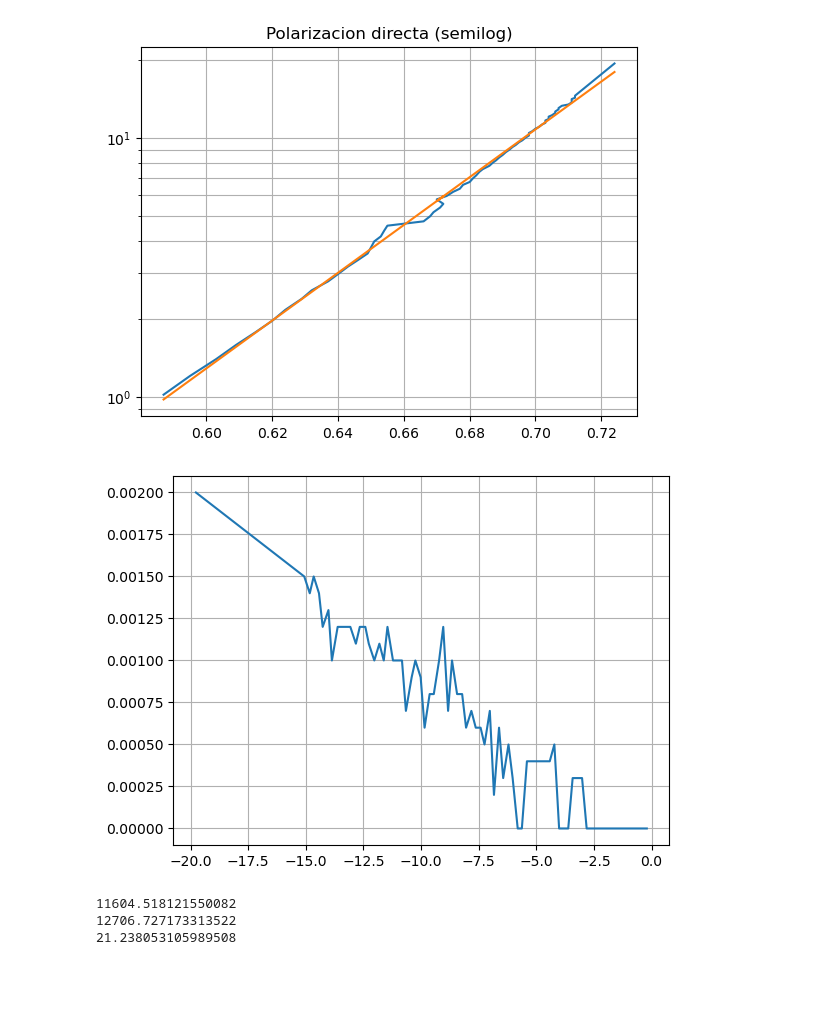
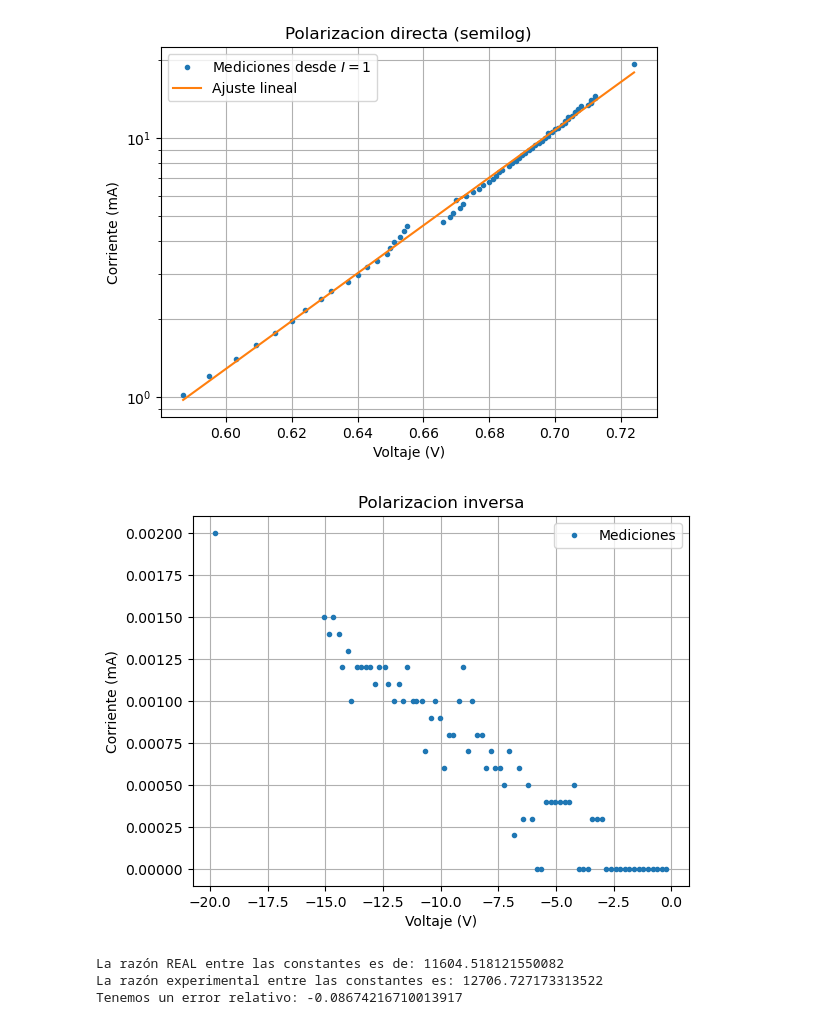
Before and after one commit to Alexi5omg/Labo-Contemporanea, a Jupyter notebook: Practica1/Practica1.ipynb, the cells around one changed output. Cells and saved outputs as stored; diff of their text form; code cells hidden in the pictures; blank space fills up the shorter version.

```diff
--- a/Practica1/Practica1.ipynb
+++ b/Practica1/Practica1.ipynb
@@ -63,32 +72,36 @@ plt.show()
 # %%
-plt.semilogy(Vd_filt,Id_filt)
-plt.plot(Vd_filt,Id_reg)
+plt.semilogy(Vd_filt,Id_filt,'.',label=r'Mediciones desde $I = 1$')
+plt.plot(Vd_filt,Id_reg,label='Ajuste lineal')
 plt.title('Polarizacion directa (semilog)')
+plt.xlabel('Voltaje (V)'), plt.ylabel('Corriente (mA)')
 plt.grid(True, which="both", ls = '-')
+plt.legend()
 plt.show()
 # %% [output]
-[figure, old version]
+[figure, new version]
 # %%
-plt.plot(Vd_inv,Id_inv)
+plt.plot(Vd_inv,Id_inv,'.',label='Mediciones')
+plt.title('Polarizacion inversa')
+plt.xlabel('Voltaje (V)'), plt.ylabel('Corriente (mA)')
 plt.grid()
+plt.legend()
 plt.show()
 # %% [output]
-[figure, old version]
+[figure, new version]
 # %%
-m = model.coef_[0]     #m = pendiente = (e/kb) * 1/T
-b = model.intercept_
-
+m = model.coef_[0]     #m = pendiente = (e/kb) * 1/(T*N)
 T = 26 + 273.15        #Temp en kelvin
 n = 2
-const = m*T*n
+razon_experimental = m*T*n
 
 #Calculo exacto de las constantes
 kb = constants.k
 e = constants.e
-print(e/kb)
-print(const)
-print(m)
+razon_real = e/kb
+print('La razón REAL entre las constantes es de:',e/kb)
+print('La razón experimental entre las constantes es:',razon_experimental)
+print('Tenemos un error relativo:',(razon_real-razon_experimental)/razon_experimental)
 # %% [output]
-11604.518121550082
-12706.727173313522
-21.238053105989508
+La razón REAL entre las constantes es de: 11604.518121550082
+La razón experimental entre las constantes es: 12706.727173313522
+Tenemos un error relativo: -0.08674216710013917
```
Also changed, not shown: parts of 4 cells of this notebook.
